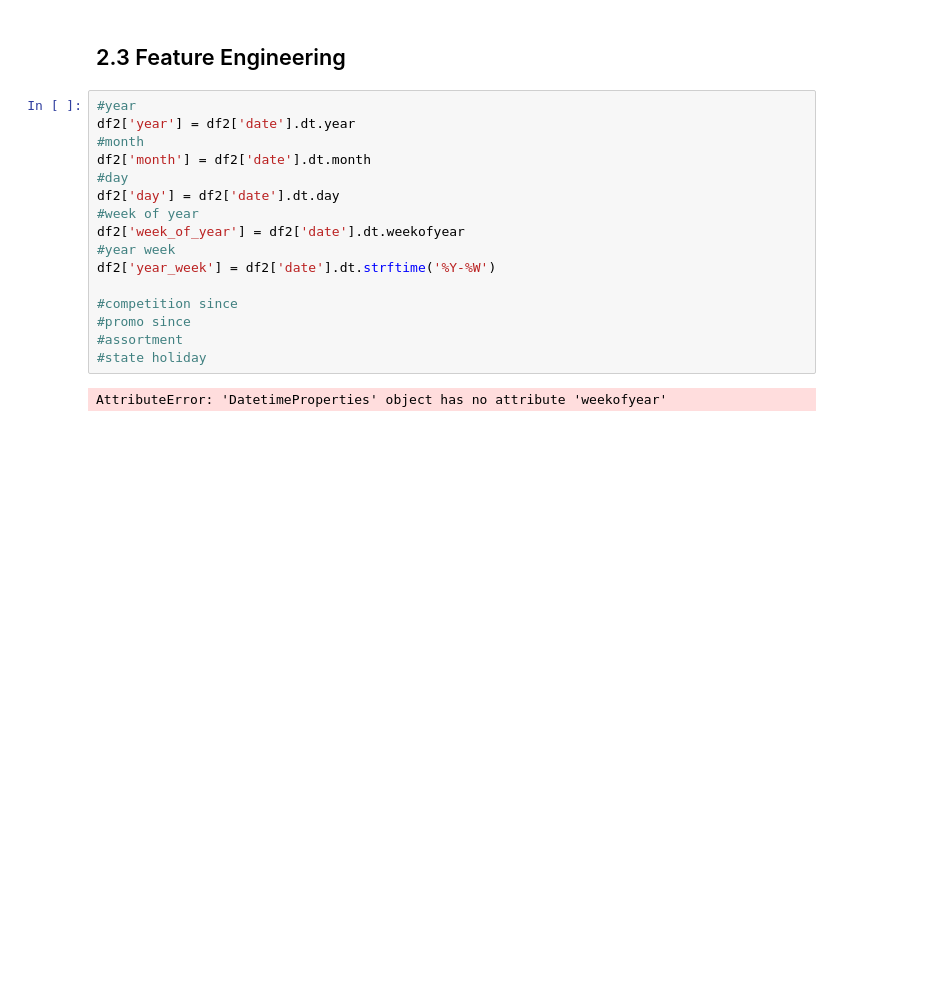
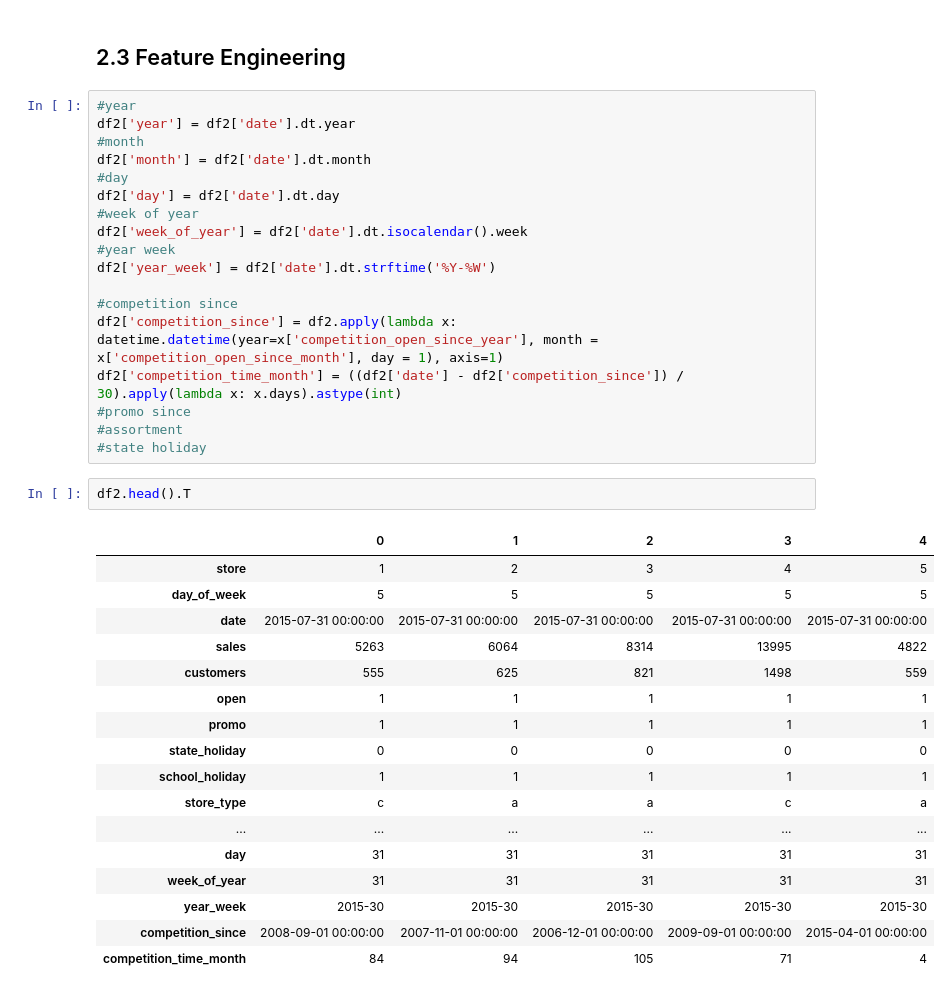
Before and after one commit to raphaelcastelar/project-rossman-sales-prediction, a Jupyter notebook: rossman_sales_prediction.ipynb, the cells around one changed output. Cells and saved outputs as stored; diff of their text form; blank space fills up the shorter version.

```diff
--- a/rossman_sales_prediction.ipynb
+++ b/rossman_sales_prediction.ipynb
@@ -291,13 +292,33 @@ df2['month'] = df2['date'].dt.month
 #day
 df2['day'] = df2['date'].dt.day
 #week of year
-df2['week_of_year'] = df2['date'].dt.weekofyear
+df2['week_of_year'] = df2['date'].dt.isocalendar().week
 #year week
 df2['year_week'] = df2['date'].dt.strftime('%Y-%W')
 
 #competition since
+df2['competition_since'] = df2.apply(lambda x: datetime.datetime(year=x['competition_open_since_year'], month = x['competition_open_since_month'], day = 1), axis=1)
+df2['competition_time_month'] = ((df2['date'] - df2['competition_since']) / 30).apply(lambda x: x.days).astype(int)
 #promo since
 #assortment
 #state holiday
-# %% [output]
-AttributeError: 'DatetimeProperties' object has no attribute 'weekofyear'
+# %%
+df2.head().T
+# %% [output]
+|  | 0 | 1 | 2 | 3 | 4 |
+| store | 1 | 2 | 3 | 4 | 5 |
+| day_of_week | 5 | 5 | 5 | 5 | 5 |
+| date | 2015-07-31 00:00:00 | 2015-07-31 00:00:00 | 2015-07-31 00:00:00 | 2015-07-31 00:00:00 | 2015-07-31 00:00:00 |
+| sales | 5263 | 6064 | 8314 | 13995 | 4822 |
+| customers | 555 | 625 | 821 | 1498 | 559 |
+| open | 1 | 1 | 1 | 1 | 1 |
+| promo | 1 | 1 | 1 | 1 | 1 |
+| state_holiday | 0 | 0 | 0 | 0 | 0 |
+| school_holiday | 1 | 1 | 1 | 1 | 1 |
+| store_type | c | a | a | c | a |
+| ... | ... | ... | ... | ... | ... |
+| day | 31 | 31 | 31 | 31 | 31 |
+| week_of_year | 31 | 31 | 31 | 31 | 31 |
+| year_week | 2015-30 | 2015-30 | 2015-30 | 2015-30 | 2015-30 |
+| competition_since | 2008-09-01 00:00:00 | 2007-11-01 00:00:00 | 2006-12-01 00:00:00 | 2009-09-01 00:00:00 | 2015-04-01 00:00:00 |
+| competition_time_month | 84 | 94 | 105 | 71 | 4 |
```
Also changed, not shown: parts of 1 cell of this notebook.
